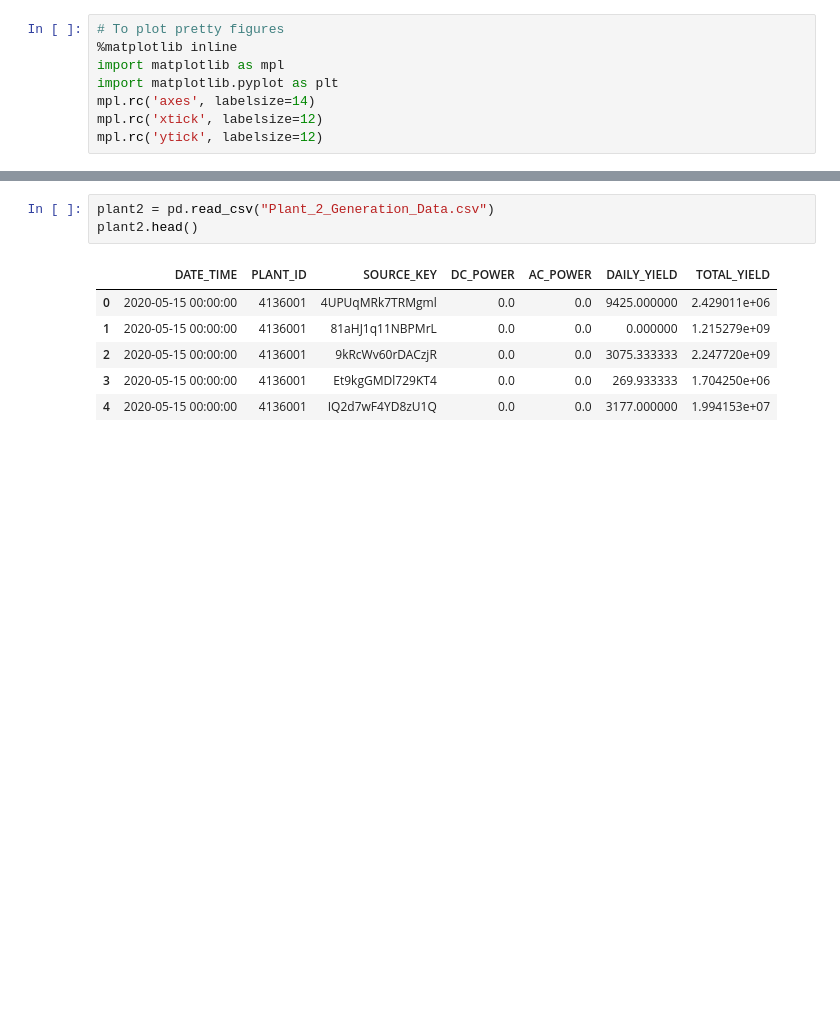
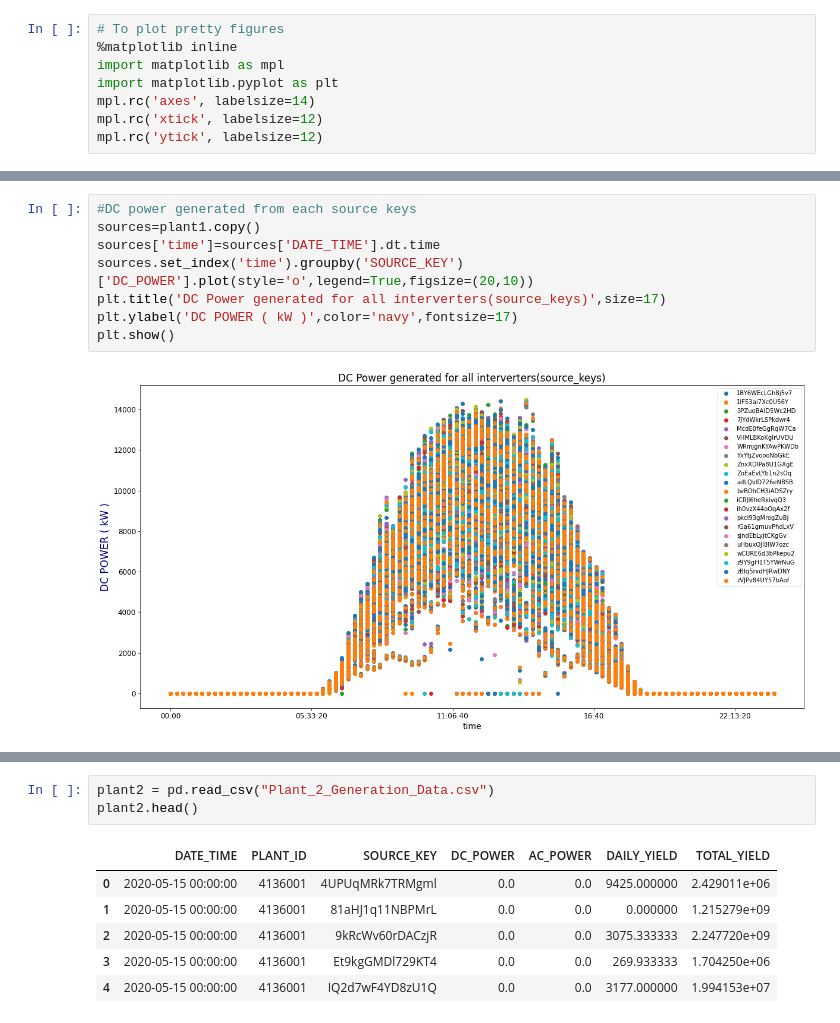
Before and after one commit to YohannesDK/DAT540_Group_11, a Jupyter notebook: the notebook.ipynb, the cells around one changed output, grey strips where cells are left out. Saved outputs shown, nothing was run; the diff lists cells and outputs as text; blank space fills up the shorter version.

```diff
--- a/the notebook.ipynb
+++ b/the notebook.ipynb
@@ -20,0 +124,10 @@ plant1.head()
+# %%
+#DC power generated from each source keys
+sources=plant1.copy()
+sources['time']=sources['DATE_TIME'].dt.time
+sources.set_index('time').groupby('SOURCE_KEY')['DC_POWER'].plot(style='o',legend=True,figsize=(20,10))
+plt.title('DC Power generated for all interverters(source_keys)',size=17)
+plt.ylabel('DC POWER ( kW )',color='navy',fontsize=17)
+plt.show()
+# %% [output]
+[figure, added]
```
Also changed, not shown: parts of 22 cells of this notebook, 1 other file.
